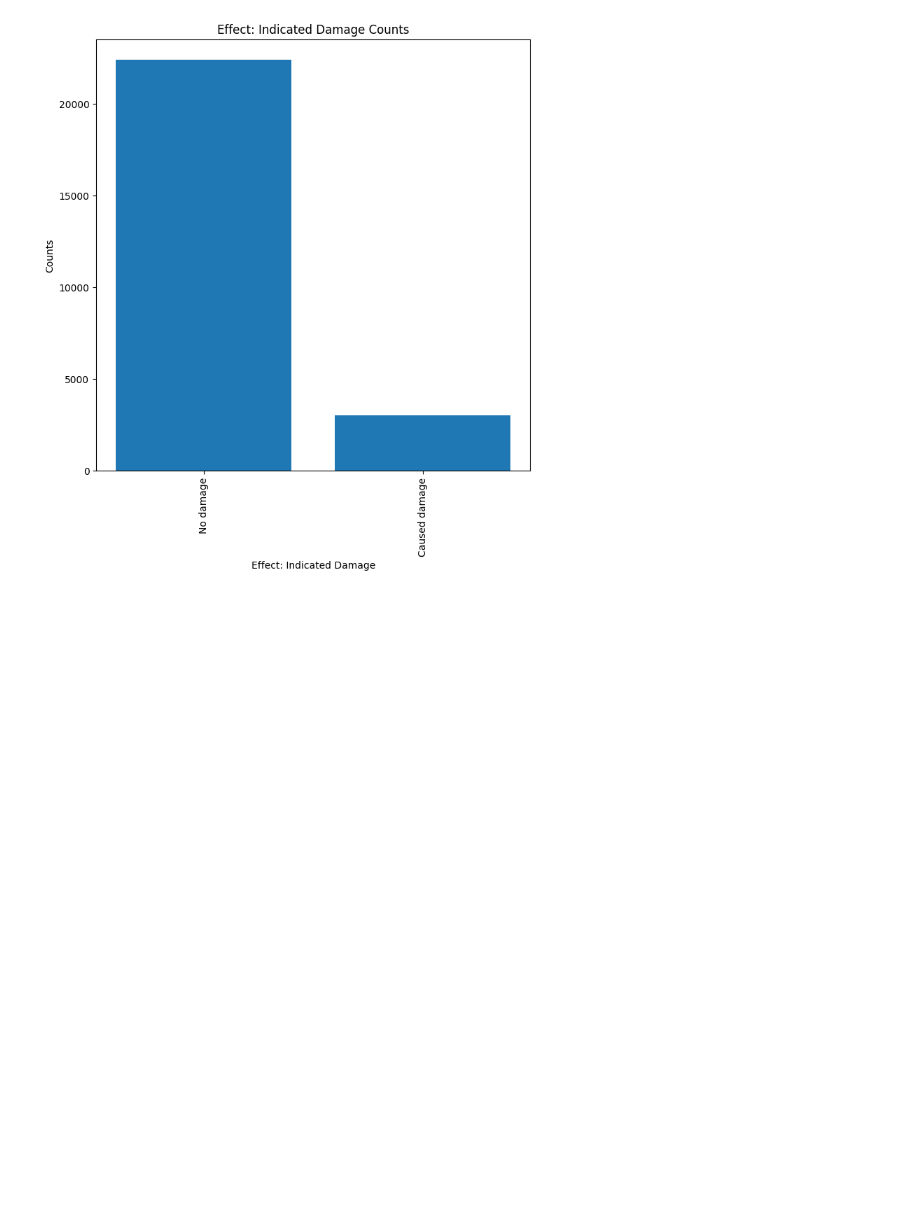
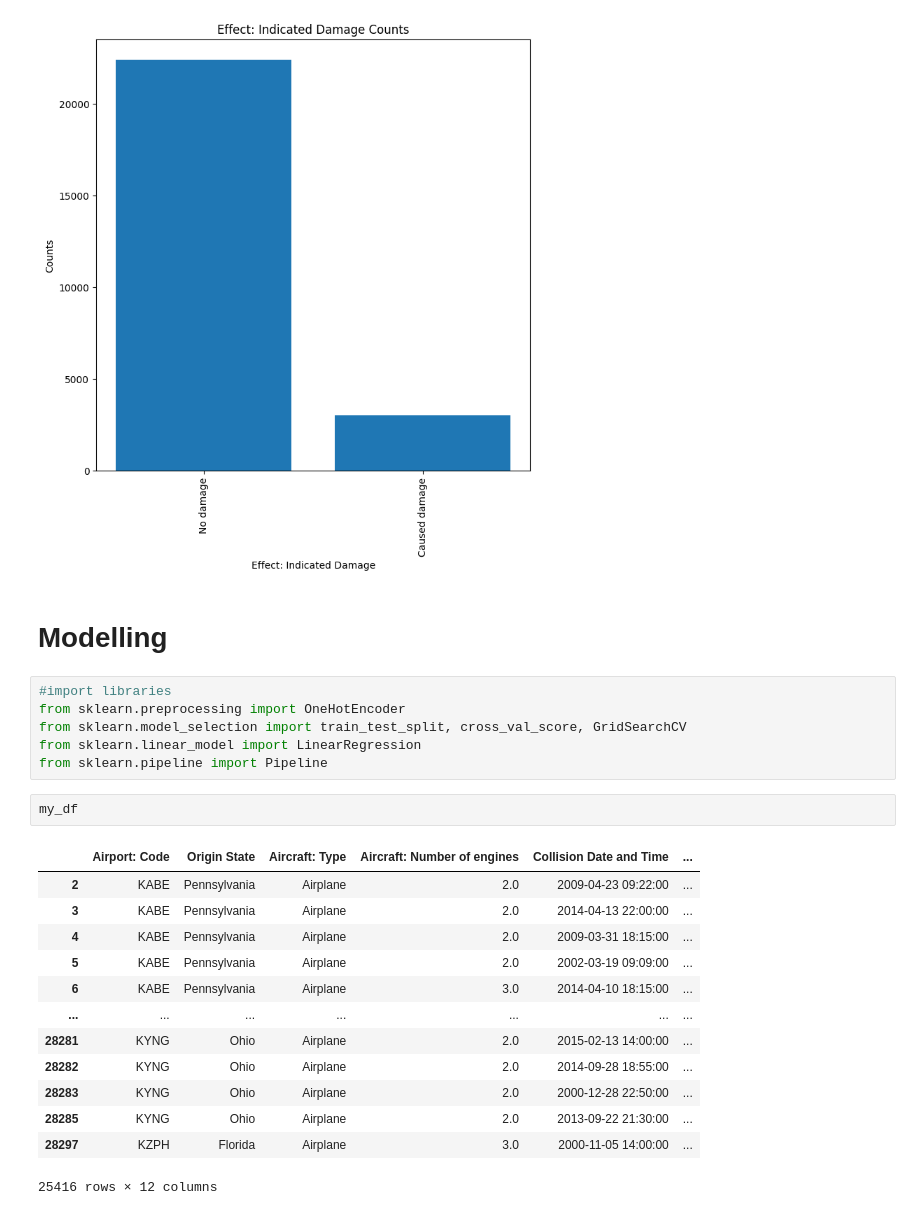
Before and after one commit to SBangarh/LHL_Tableau_project, a Jupyter notebook: notebook.ipynb, the cells around one changed output. Drawn from its saved outputs; the diff is of its cells as text; blank space fills up the shorter version.

```diff
--- a/notebook.ipynb
+++ b/notebook.ipynb
@@ -264,3 +296,27 @@ plot_counts(my_df, 'Month', (8, 8))
 plot_counts(my_df, 'Effect: Indicated Damage', (8, 8))
 # %% [output]
 [figure]
+# %% [markdown]
+# Modelling
+# %%
+#import libraries
+from sklearn.preprocessing import OneHotEncoder
+from sklearn.model_selection import train_test_split, cross_val_score, GridSearchCV
+from sklearn.linear_model import LinearRegression
+from sklearn.pipeline import Pipeline
+# %%
+my_df
+# %% [output]
+|  | Airport: Code | Origin State | Aircraft: Type | Aircraft: Number of engines | Collision Date and Time | ... |
+| 2 | KABE | Pennsylvania | Airplane | 2.0 | 2009-04-23 09:22:00 | ... |
+| 3 | KABE | Pennsylvania | Airplane | 2.0 | 2014-04-13 22:00:00 | ... |
+| 4 | KABE | Pennsylvania | Airplane | 2.0 | 2009-03-31 18:15:00 | ... |
+| 5 | KABE | Pennsylvania | Airplane | 2.0 | 2002-03-19 09:09:00 | ... |
+| 6 | KABE | Pennsylvania | Airplane | 3.0 | 2014-04-10 18:15:00 | ... |
+| ... | ... | ... | ... | ... | ... | ... |
+| 28281 | KYNG | Ohio | Airplane | 2.0 | 2015-02-13 14:00:00 | ... |
+| 28282 | KYNG | Ohio | Airplane | 2.0 | 2014-09-28 18:55:00 | ... |
+| 28283 | KYNG | Ohio | Airplane | 2.0 | 2000-12-28 22:50:00 | ... |
+| 28285 | KYNG | Ohio | Airplane | 2.0 | 2013-09-22 21:30:00 | ... |
+| 28297 | KZPH | Florida | Airplane | 3.0 | 2000-11-05 14:00:00 | ... |
+25416 rows × 12 columns
```
Also changed, not shown: parts of 13 cells of this notebook.
